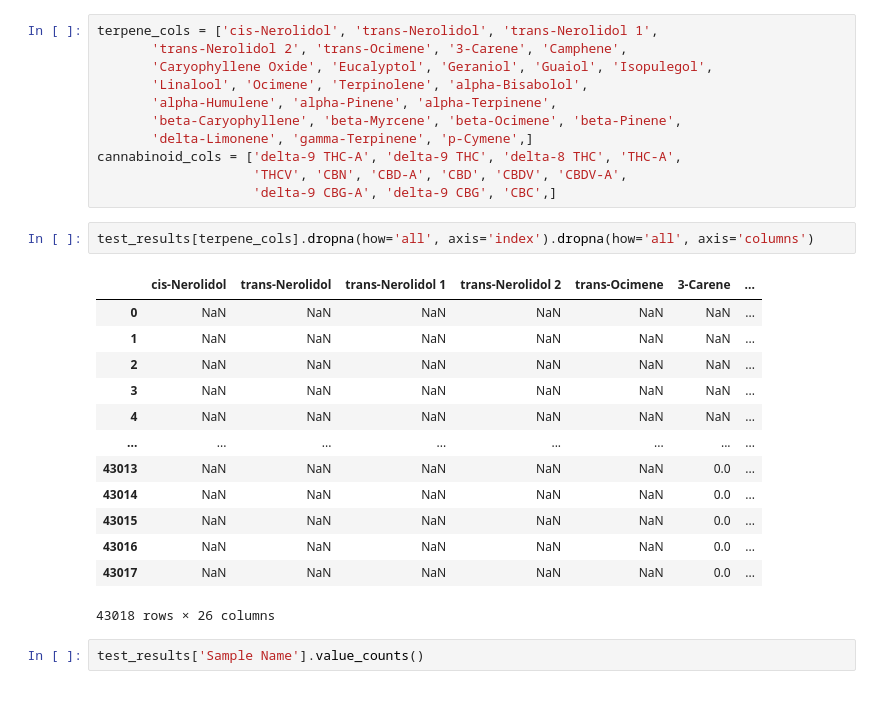
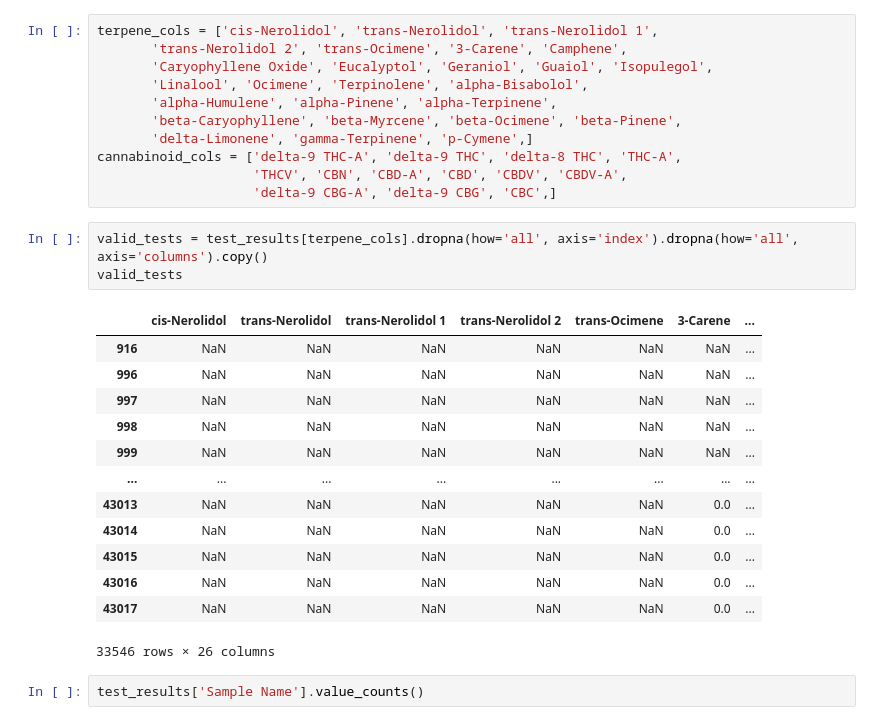
Before and after one commit to JustifiedTB/group-project-3, a Jupyter notebook: kunesh.ipynb, the cells around one changed output. Cells and saved outputs as stored; diff of their text form.

```diff
--- a/kunesh.ipynb
+++ b/kunesh.ipynb
@@ -45,21 +54,22 @@ cannabinoid_cols = ['delta-9 THC-A', 'delta-9 THC', 'delta-8 THC', 'THC-A',
                     'THCV', 'CBN', 'CBD-A', 'CBD', 'CBDV', 'CBDV-A',
                     'delta-9 CBG-A', 'delta-9 CBG', 'CBC',]
 # %%
-test_results[terpene_cols].dropna(how='all', axis='index').dropna(how='all', axis='columns')
+valid_tests = test_results[terpene_cols].dropna(how='all', axis='index').dropna(how='all', axis='columns').copy()
+valid_tests
 # %% [output]
 |  | cis-Nerolidol | trans-Nerolidol | trans-Nerolidol 1 | trans-Nerolidol 2 | trans-Ocimene | 3-Carene | ... |
-| 0 | NaN | NaN | NaN | NaN | NaN | NaN | ... |
-| 1 | NaN | NaN | NaN | NaN | NaN | NaN | ... |
-| 2 | NaN | NaN | NaN | NaN | NaN | NaN | ... |
-| 3 | NaN | NaN | NaN | NaN | NaN | NaN | ... |
-| 4 | NaN | NaN | NaN | NaN | NaN | NaN | ... |
+| 916 | NaN | NaN | NaN | NaN | NaN | NaN | ... |
+| 996 | NaN | NaN | NaN | NaN | NaN | NaN | ... |
+| 997 | NaN | NaN | NaN | NaN | NaN | NaN | ... |
+| 998 | NaN | NaN | NaN | NaN | NaN | NaN | ... |
+| 999 | NaN | NaN | NaN | NaN | NaN | NaN | ... |
 | ... | ... | ... | ... | ... | ... | ... | ... |
 | 43013 | NaN | NaN | NaN | NaN | NaN | 0.0 | ... |
 | 43014 | NaN | NaN | NaN | NaN | NaN | 0.0 | ... |
 | 43015 | NaN | NaN | NaN | NaN | NaN | 0.0 | ... |
 | 43016 | NaN | NaN | NaN | NaN | NaN | 0.0 | ... |
 | 43017 | NaN | NaN | NaN | NaN | NaN | 0.0 | ... |
-43018 rows × 26 columns
+33546 rows × 26 columns
 # %%
 test_results['Sample Name'].value_counts()
 # %% [output]
```
Also changed, not shown: parts of 48 cells of this notebook, 3 other files.
